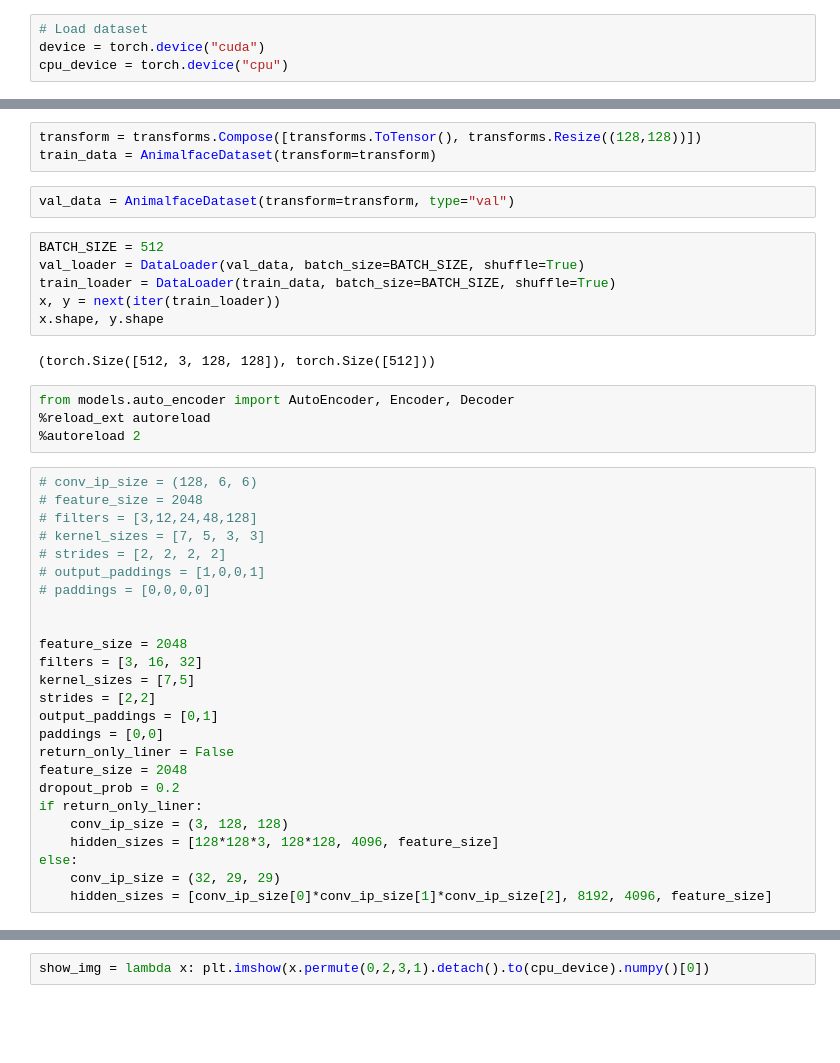
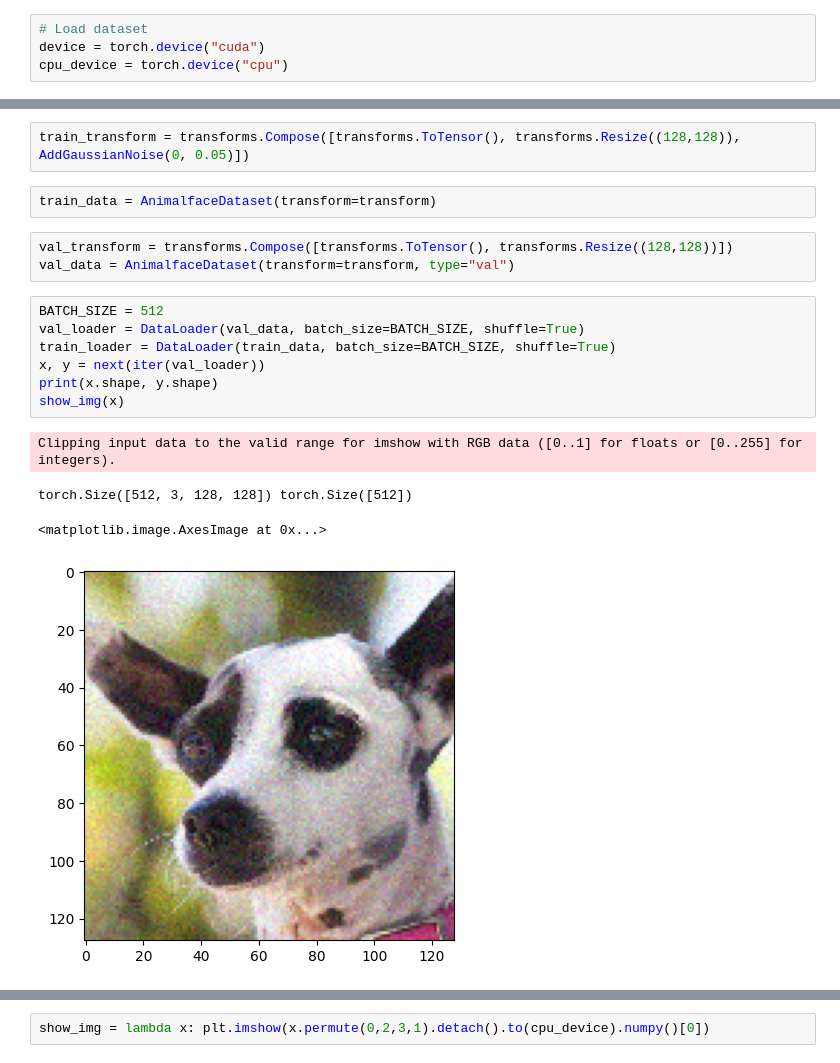
Before and after one commit to karm-patel/VAE, a Jupyter notebook: autoencoders/auto-encoder-training.ipynb, the cells around one changed output, grey strips where cells are left out. Cells and saved outputs as stored; diff of their text form; blank space fills up the shorter version.

Commit message:
ae version: Vaniala + gaussian noise, results improved

```diff
--- a/autoencoders/auto-encoder-training.ipynb
+++ b/autoencoders/auto-encoder-training.ipynb
@@ -26,42 +37,19 @@ cpu_device = torch.device("cpu")
+# %%
+train_transform = transforms.Compose([transforms.ToTensor(), transforms.Resize((128,128)), AddGaussianNoise(0, 0.05)])
 # %%
-transform = transforms.Compose([transforms.ToTensor(), transforms.Resize((128,128))])
 train_data = AnimalfaceDataset(transform=transform)
 # %%
+val_transform = transforms.Compose([transforms.ToTensor(), transforms.Resize((128,128))])
 val_data = AnimalfaceDataset(transform=transform, type="val")
 # %%
 BATCH_SIZE = 512
 val_loader = DataLoader(val_data, batch_size=BATCH_SIZE, shuffle=True)
 train_loader = DataLoader(train_data, batch_size=BATCH_SIZE, shuffle=True)
-x, y = next(iter(train_loader))
-x.shape, y.shape
+x, y = next(iter(val_loader))
+print(x.shape, y.shape)
+show_img(x)
 # %% [output]
-(torch.Size([512, 3, 128, 128]), torch.Size([512]))
+Clipping input data to the valid range for imshow with RGB data ([0..1] for floats or [0..255] for integers).
+torch.Size([512, 3, 128, 128]) torch.Size([512])
+<matplotlib.image.AxesImage at 0x...>
+[figure, added]
-# %%
-from models.auto_encoder import AutoEncoder, Encoder, Decoder
-%reload_ext autoreload
-%autoreload 2
-# %%
-# conv_ip_size = (128, 6, 6)
-# feature_size = 2048
-# filters = [3,12,24,48,128]
-# kernel_sizes = [7, 5, 3, 3]
-# strides = [2, 2, 2, 2]
-# output_paddings = [1,0,0,1]
-# paddings = [0,0,0,0]
-
-
-feature_size = 2048
-filters = [3, 16, 32]
-kernel_sizes = [7,5]
-strides = [2,2]
-output_paddings = [0,1]
-paddings = [0,0]
-return_only_liner = False
-feature_size = 2048
-dropout_prob = 0.2
-if return_only_liner:
-    conv_ip_size = (3, 128, 128)
-    hidden_sizes = [128*128*3, 128*128, 4096, feature_size]
-else:
-    conv_ip_size = (32, 29, 29)
-    hidden_sizes = [conv_ip_size[0]*conv_ip_size[1]*conv_ip_size[2], 8192, 4096, feature_size]
```
Also changed, not shown: parts of 17 cells of this notebook.
